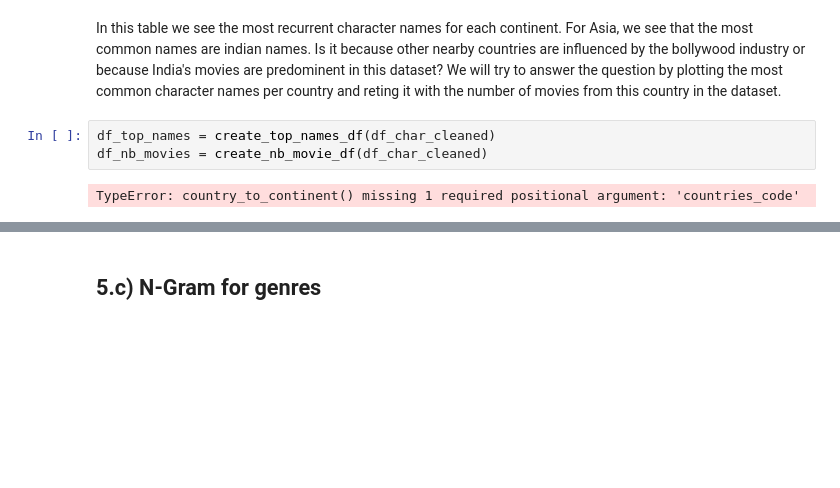
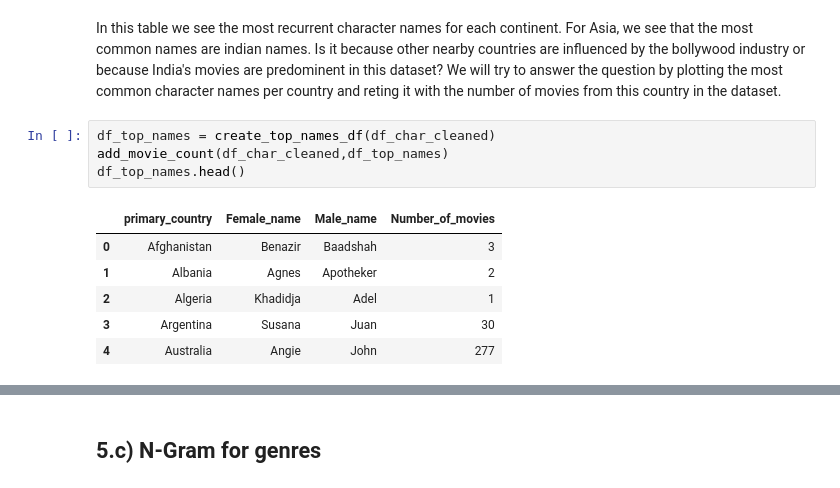
Before and after one commit to epfl-ada/ada-2024-project-adadasurmonbidet2024, a Jupyter notebook: results.ipynb, the cells around one changed output, grey strips where cells are left out. Drawn from its saved outputs; the diff is of its cells as text; blank space fills up the shorter version.

```diff
--- a/results.ipynb
+++ b/results.ipynb
@@ -282,7 +280,13 @@ In this table we see the most recurrent character names for each continent. For
 We will try to answer the question by plotting the most common character names per country and reting it with the number of movies from this country in the dataset.
 # %%
 df_top_names = create_top_names_df(df_char_cleaned)
-df_nb_movies = create_nb_movie_df(df_char_cleaned)
+add_movie_count(df_char_cleaned,df_top_names)
+df_top_names.head()
 # %% [output]
-TypeError: country_to_continent() missing 1 required positional argument: 'countries_code'
+|  | primary_country | Female_name | Male_name | Number_of_movies |
+| 0 | Afghanistan | Benazir | Baadshah | 3 |
+| 1 | Albania | Agnes | Apotheker | 2 |
+| 2 | Algeria | Khadidja | Adel | 1 |
+| 3 | Argentina | Susana | Juan | 30 |
+| 4 | Australia | Angie | John | 277 |
 # %%
```
Also changed, not shown: parts of 5 cells of this notebook, 1 other file.
